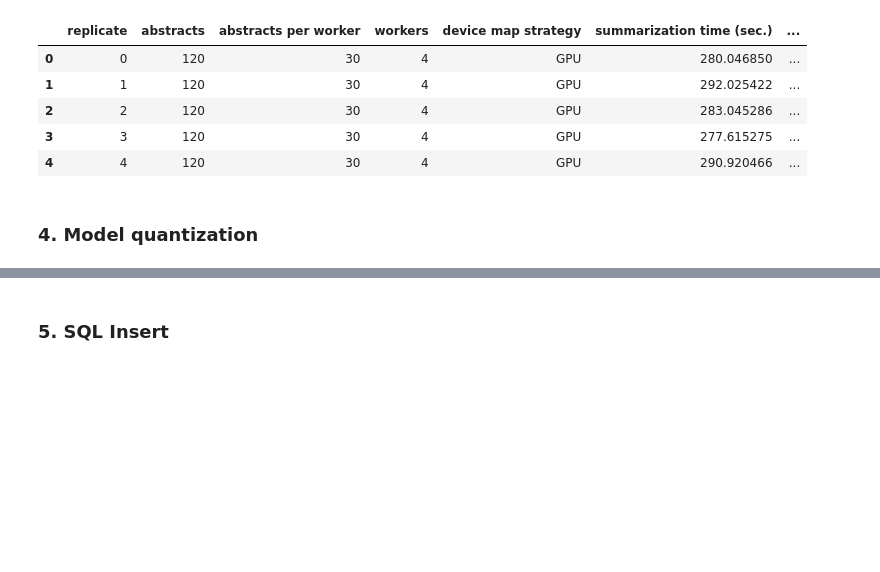
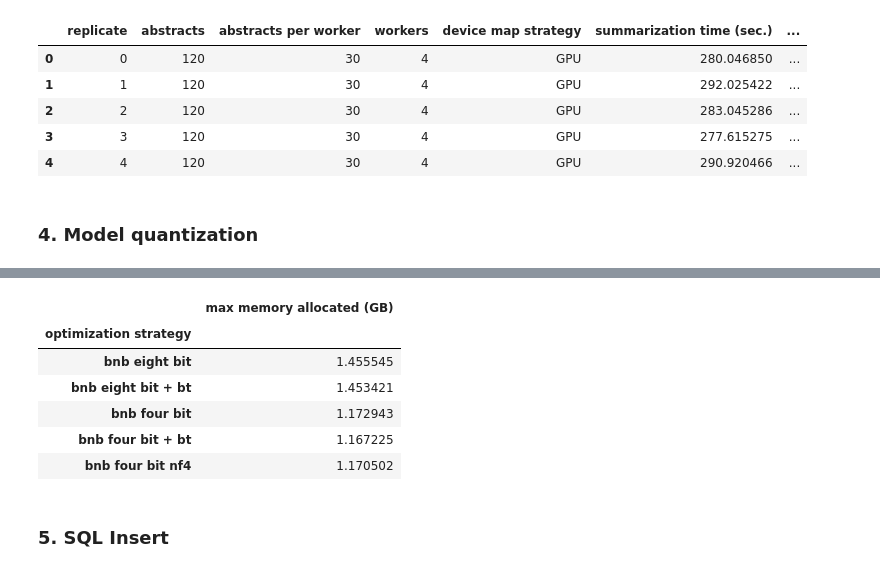
Before and after one commit to gperdrizet/PUBSUM, a Jupyter notebook: pubsum/notebooks/benchmarking_results.ipynb, the cells around one changed output, grey strips where cells are left out. Cells and saved outputs as stored; diff of their text form; code cells hidden in the pictures; blank space fills up the shorter version.

```diff
--- a/pubsum/notebooks/benchmarking_results.ipynb
+++ b/pubsum/notebooks/benchmarking_results.ipynb
@@ -182,3 +196,13 @@ data.head()
+# %%
+mean_max_memory_data.head()
+# %% [output]
+|  | max memory allocated (GB) |
+| optimization strategy |  |
+| bnb eight bit | 1.455545 |
+| bnb eight bit + bt | 1.453421 |
+| bnb four bit | 1.172943 |
+| bnb four bit + bt | 1.167225 |
+| bnb four bit nf4 | 1.170502 |
 # %% [markdown]
 ### 5. SQL Insert
 # %%
```
Also changed, not shown: parts of 2 cells of this notebook, 4 other files.
